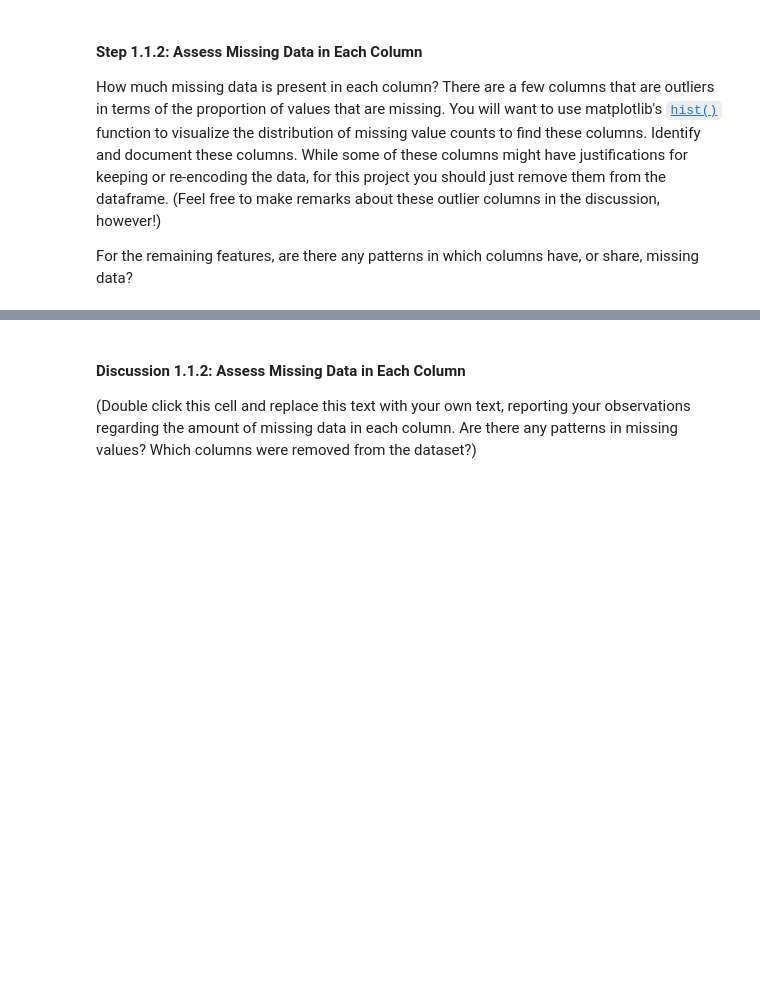
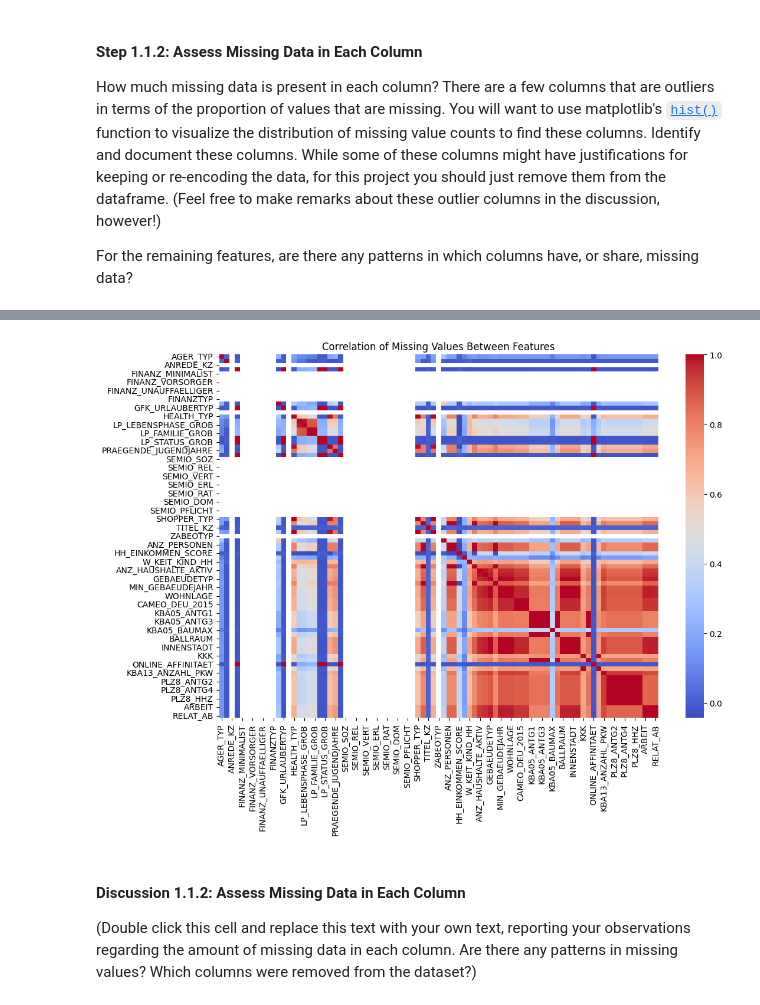
Before and after one commit to mo-matar/Identify-Customer-Segments-Unsupervised-Learning-Project, a Jupyter notebook: Identify_Customer_Segments.ipynb, the cells around one changed output, grey strips where cells are left out. Saved outputs shown, nothing was run; the diff lists cells and outputs as text; code cells hidden in the pictures; blank space fills up the shorter version.

```diff
--- a/Identify_Customer_Segments.ipynb
+++ b/Identify_Customer_Segments.ipynb
@@ -170,3 +260,11 @@ print(missing_percent.sort_values(ascending=False))
+# %%
+missing_corr = demographics_replaced.isnull().corr()
+plt.figure(figsize=(12, 8))
+sns.heatmap(missing_corr, cmap='coolwarm', annot=False)
+plt.title("Correlation of Missing Values Between Features")
+plt.show()
+# %% [output]
+[figure, added]
 # %%
 # Remove the outlier columns from the dataset. (You'll perform other data
 # engineering tasks such as re-encoding and imputation later.)
```
Also changed, not shown: parts of 11 cells of this notebook.
